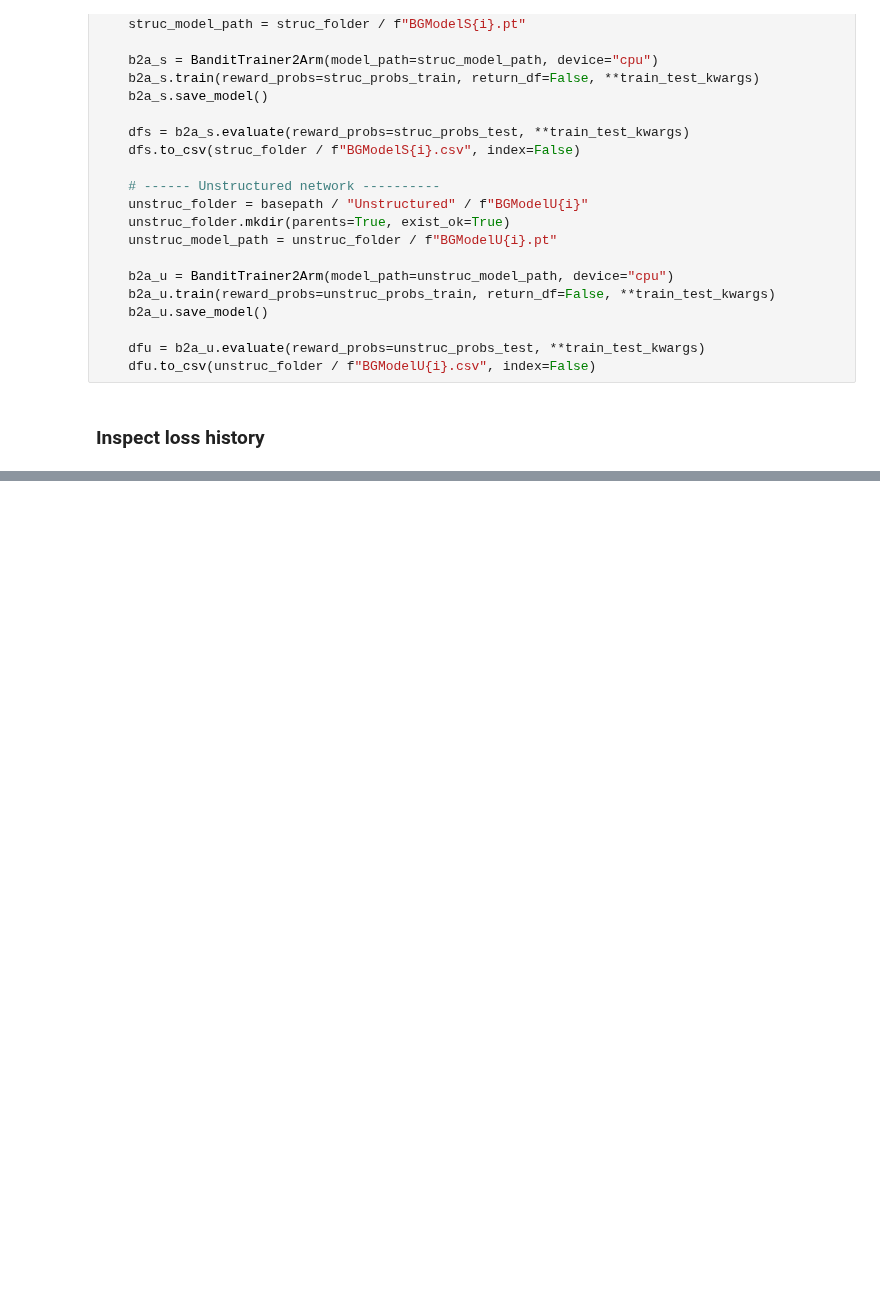
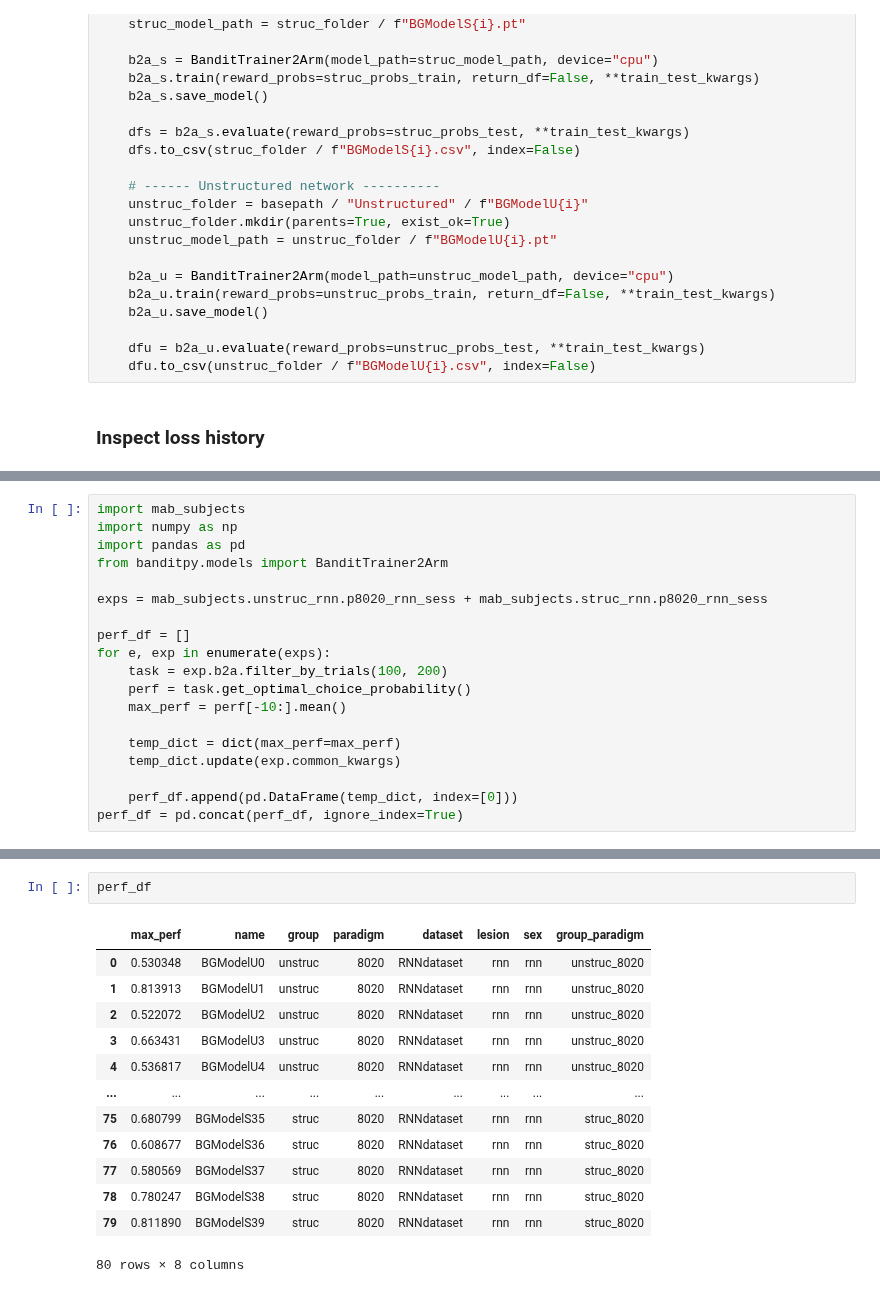
Before and after one commit to bapungiri/py_adlab_bg, a Jupyter notebook: mab_rnn_train.ipynb, the cells around one changed output, grey strips where cells are left out. Saved outputs shown, nothing was run; the diff lists cells and outputs as text; blank space fills up the shorter version.

```diff
--- a/mab_rnn_train.ipynb
+++ b/mab_rnn_train.ipynb
@@ -261,0 +311,19 @@ plt.show()
+# %%
+import mab_subjects
+import numpy as np
+import pandas as pd
+from banditpy.models import BanditTrainer2Arm
+
+exps = mab_subjects.unstruc_rnn.p8020_rnn_sess + mab_subjects.struc_rnn.p8020_rnn_sess
+
+perf_df = []
+for e, exp in enumerate(exps):
+    task = exp.b2a.filter_by_trials(100, 200)
+    perf = task.get_optimal_choice_probability()
+    max_perf = perf[-10:].mean()
+
+    temp_dict = dict(max_perf=max_perf)
+    temp_dict.update(exp.common_kwargs)
+
+    perf_df.append(pd.DataFrame(temp_dict, index=[0]))
+perf_df = pd.concat(perf_df, ignore_index=True)
@@ -261,0 +345,16 @@ plt.show()
+# %%
+perf_df
+# %% [output]
+|  | max_perf | name | group | paradigm | dataset | lesion | sex | group_paradigm |
+| 0 | 0.530348 | BGModelU0 | unstruc | 8020 | RNNdataset | rnn | rnn | unstruc_8020 |
+| 1 | 0.813913 | BGModelU1 | unstruc | 8020 | RNNdataset | rnn | rnn | unstruc_8020 |
+| 2 | 0.522072 | BGModelU2 | unstruc | 8020 | RNNdataset | rnn | rnn | unstruc_8020 |
+| 3 | 0.663431 | BGModelU3 | unstruc | 8020 | RNNdataset | rnn | rnn | unstruc_8020 |
+| 4 | 0.536817 | BGModelU4 | unstruc | 8020 | RNNdataset | rnn | rnn | unstruc_8020 |
+| ... | ... | ... | ... | ... | ... | ... | ... | ... |
+| 75 | 0.680799 | BGModelS35 | struc | 8020 | RNNdataset | rnn | rnn | struc_8020 |
+| 76 | 0.608677 | BGModelS36 | struc | 8020 | RNNdataset | rnn | rnn | struc_8020 |
+| 77 | 0.580569 | BGModelS37 | struc | 8020 | RNNdataset | rnn | rnn | struc_8020 |
+| 78 | 0.780247 | BGModelS38 | struc | 8020 | RNNdataset | rnn | rnn | struc_8020 |
+| 79 | 0.811890 | BGModelS39 | struc | 8020 | RNNdataset | rnn | rnn | struc_8020 |
+80 rows × 8 columns
```
Also changed, not shown: parts of 7 cells of this notebook, 3 other files.
